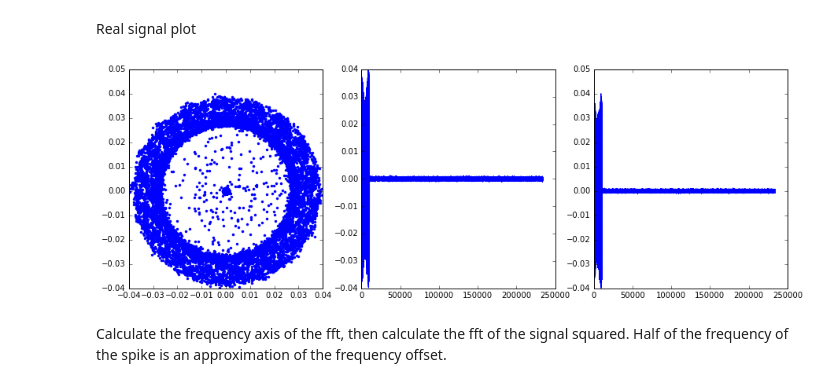
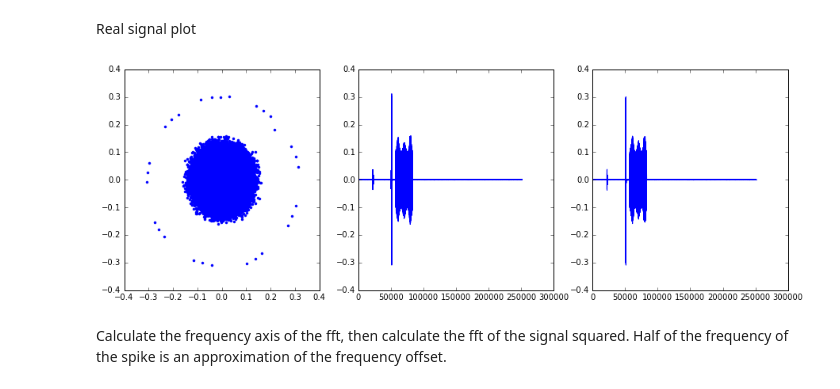
Before and after one commit to kailevy/usrp_2.5, a Jupyter notebook: Vis.ipynb, the cells around one changed output. Cells and saved outputs as stored; diff of their text form; code cells hidden in the pictures.

```diff
--- a/Vis.ipynb
+++ b/Vis.ipynb
@@ -26,9 +28,9 @@ signal_trim = arr1_trim + 1j*arr2_trim
 # %% [markdown]
 Real signal plot
 # %%
-fullPlot(signal[39241:])
+fullPlot(signal)
 # %% [output]
-[figure, old version]
+[figure, new version]
 # %% [markdown]
 Calculate the frequency axis of the fft, then calculate the fft of the signal squared. Half of the frequency of the spike is an approximation of the frequency offset.
 # %%
```
Also changed, not shown: parts of 7 cells of this notebook.
